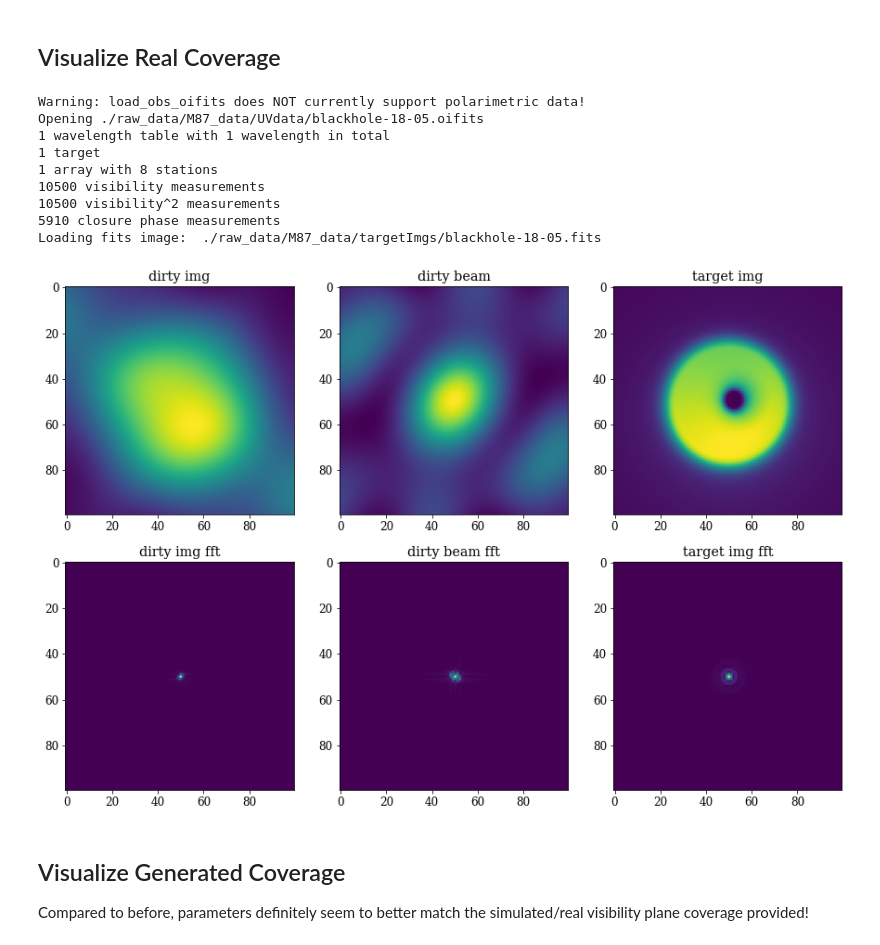
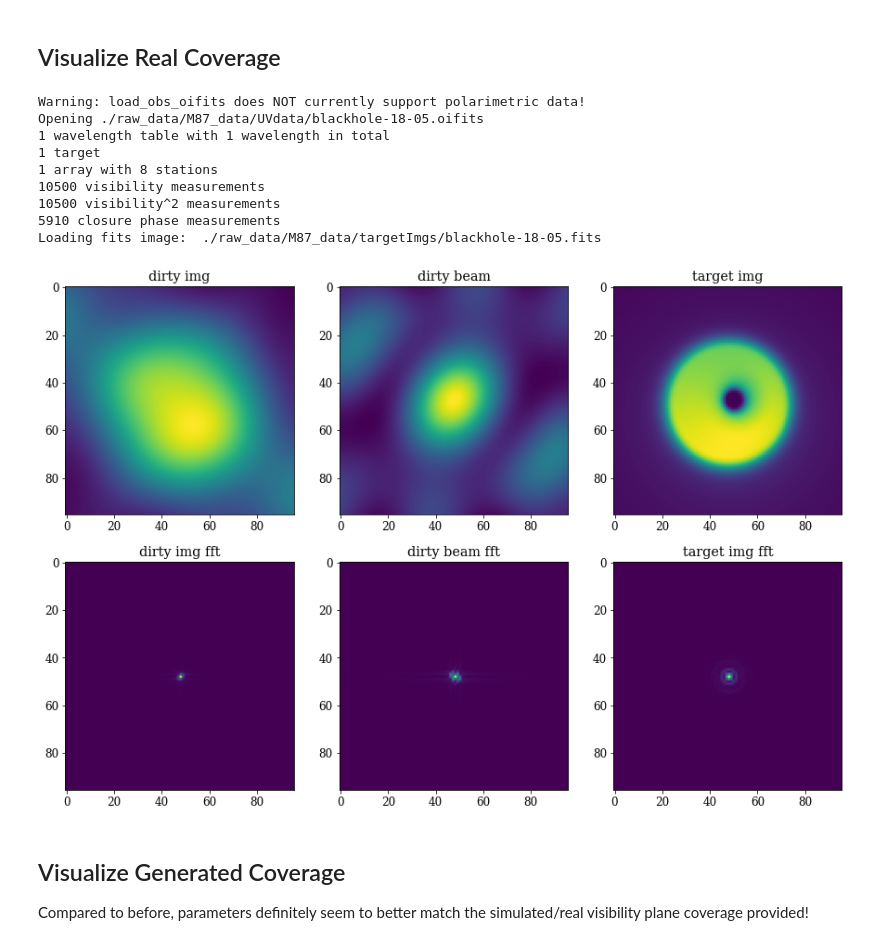
Before and after one commit to Tonyxu74/vlbi_space_project, a Jupyter notebook: explore_data.ipynb, the cells around one changed output. Cells and saved outputs as stored; diff of their text form; code cells hidden in the pictures.

```diff
--- a/explore_data.ipynb
+++ b/explore_data.ipynb
@@ -102,6 +108,7 @@ def uv_generate(output_size, radius=(0.0, 0.1), telescope_num=(6, 8), datapoints
 ## Visualize Real Coverage
 # %%
 path = './raw_data/M87_data/UVdata/blackhole-18-05.oifits'
+imsize = 96
 
 # load observation and target
 obs = eh.obsdata.load_oifits(path)
@@ -109,43 +116,43 @@ target = eh.image.load_fits(path.replace('UVdata', 'targetImgs').replace('oifits
 
 # get fov and pixels of target (match for observation)
 fov = target.fovx() * 1
+target = target.regrid_image(fov, imsize)
 target = target.imarr()
-npix = target.shape[0]
 
 # get beam and dirty image
-dbeam = obs.dirtybeam(npix, fov).imarr()
-dim = obs.dirtyimage(npix, fov).imarr()
+dbeam = obs.dirtybeam(imsize, fov).imarr()
+dim = obs.dirtyimage(imsize, fov).imarr()
 
 f, axs = plt.subplots(2, 3, figsize=(15, 10))
 
 # image space visualize
 axs[0, 0].imshow(dim)
 axs[0, 0].set_title('dirty img')
 axs[0, 1].imshow(dbeam)
 axs[0, 1].set_title('dirty beam')
 axs[0, 2].imshow(target)
 axs[0, 2].set_title('target img')
 
 # freq space visualize
 axs[1, 0].imshow(np.abs(np.fft.fftshift(np.fft.fft2(np.fft.fftshift(dim)))))
 axs[1, 0].set_title('dirty img fft')
 axs[1, 1].imshow(np.abs(np.fft.fftshift(np.fft.fft2(np.fft.fftshift(dbeam)))))
 axs[1, 1].set_title('dirty beam fft')
 axs[1, 2].imshow(np.abs(np.fft.fftshift(np.fft.fft2(np.fft.fftshift(target)))))
 axs[1, 2].set_title('target img fft')
 
 plt.show()
 # %% [output]
 Warning: load_obs_oifits does NOT currently support polarimetric data!
 Opening ./raw_data/M87_data/UVdata/blackhole-18-05.oifits
 1 wavelength table with 1 wavelength in total
 1 target
 1 array with 8 stations
 10500 visibility measurements
 10500 visibility^2 measurements
 5910 closure phase measurements
 Loading fits image:  ./raw_data/M87_data/targetImgs/blackhole-18-05.fits
-[figure, old version]
+[figure, new version]
 # %% [markdown]
 ## Visualize Generated Coverage
 
```
Also changed, not shown: parts of 1 cell of this notebook, 1 other file.
